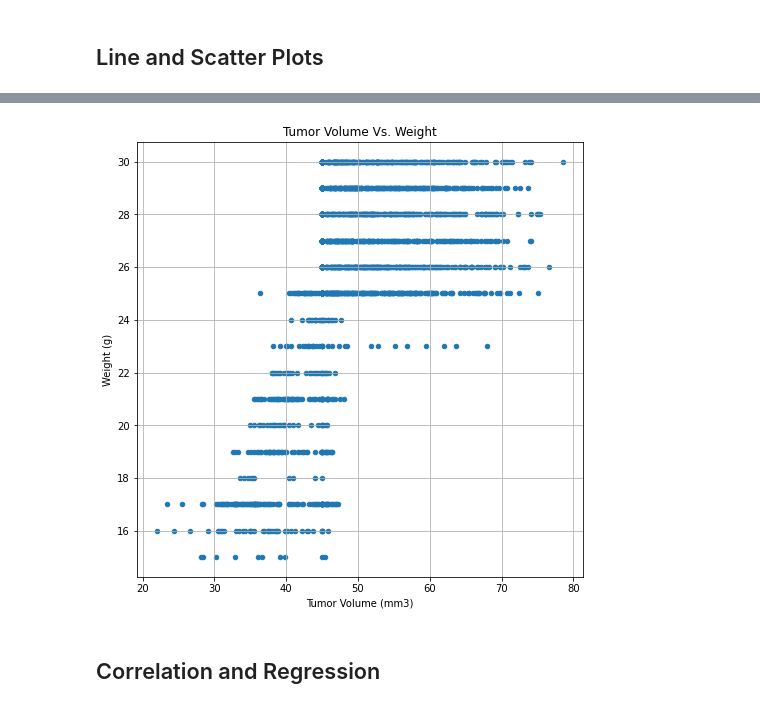
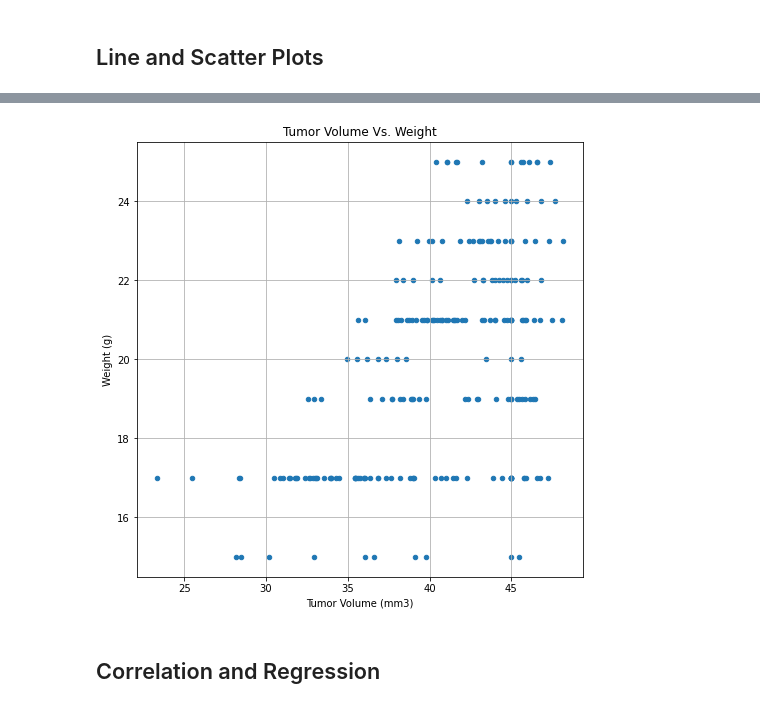
Before and after one commit to kaylajgranados/Pharmaceutical-Treatment-Testing, a Jupyter notebook: pymaceuticals_starter.ipynb, the cells around one changed output, grey strips where cells are left out. Cells and saved outputs as stored; diff of their text form; code cells hidden in the pictures.

```diff
--- a/pymaceuticals_starter.ipynb
+++ b/pymaceuticals_starter.ipynb
@@ -317,10 +313,11 @@ plt.show()
 # %%
 # Generate a scatter plot of average tumor volume vs. mouse weight for the Capomulin regimen
-# same loc as above but second data point is an Average from the filtered data.
-# formula from matplotlib Day 2 activity 6
-mouse_study_complete.plot(kind="scatter", x="Tumor Volume (mm3)", y="Weight (g)", grid=True, figsize=(8,8), title="Tumor Volume Vs. Weight")
+capomulin_treatment = another_adjusted_mouse_data.loc[another_adjusted_mouse_data["Drug Regimen"]== "Capomulin"]
+capomulin_average = capomulin_treatment.groupby(["Mouse ID"]).mean()
+
+capomulin_treatment.plot(kind="scatter", x="Tumor Volume (mm3)", y="Weight (g)", grid=True, figsize=(8,8), title="Tumor Volume Vs. Weight")
 plt.show()
 # %% [output]
-[figure, old version]
+[figure, new version]
 # %% [markdown]
 ## Correlation and Regression
```
Also changed, not shown: parts of 8 cells of this notebook, 1 other file.
